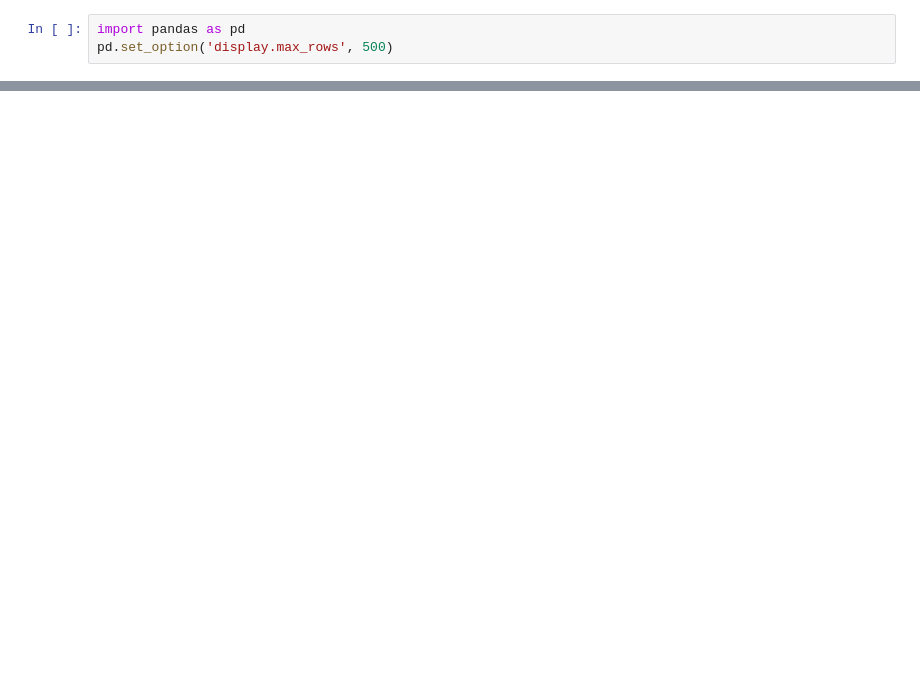
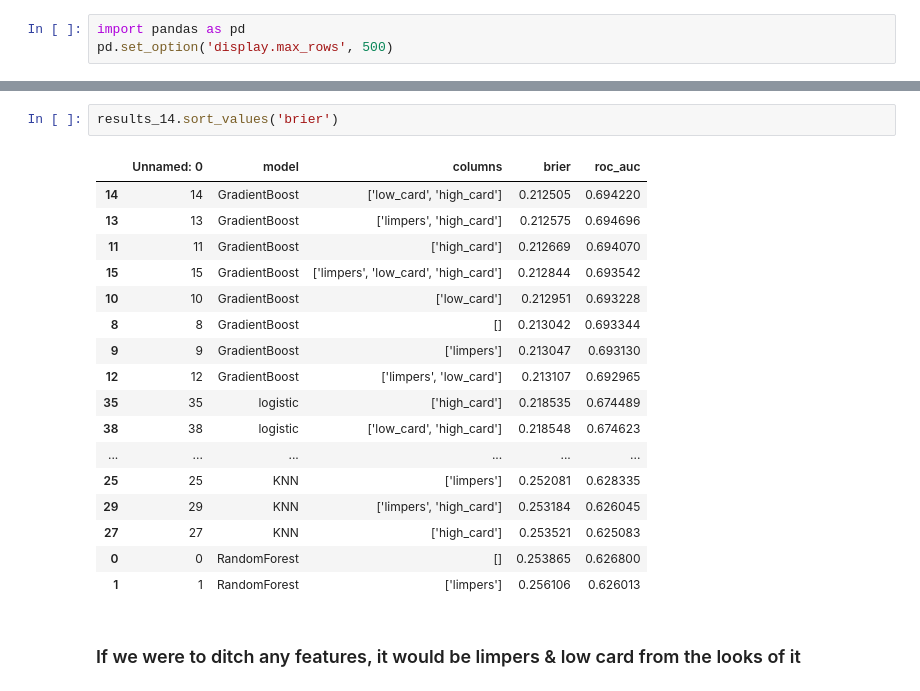
Before and after one commit to SamAndrew27/poker-capstone, a Jupyter notebook: notebooks/examining_columns.ipynb, the cells around one changed output, grey strips where cells are left out. Drawn from its saved outputs; the diff is of its cells as text; blank space fills up the shorter version.

```diff
--- a/notebooks/examining_columns.ipynb
+++ b/notebooks/examining_columns.ipynb
@@ -432,0 +145,22 @@ results_11['columns'].iloc[21]
+# %%
+results_14.sort_values('brier')
+# %% [output]
+|  | Unnamed: 0 | model | columns | brier | roc_auc |
+| 14 | 14 | GradientBoost | ['low_card', 'high_card'] | 0.212505 | 0.694220 |
+| 13 | 13 | GradientBoost | ['limpers', 'high_card'] | 0.212575 | 0.694696 |
+| 11 | 11 | GradientBoost | ['high_card'] | 0.212669 | 0.694070 |
+| 15 | 15 | GradientBoost | ['limpers', 'low_card', 'high_card'] | 0.212844 | 0.693542 |
+| 10 | 10 | GradientBoost | ['low_card'] | 0.212951 | 0.693228 |
+| 8 | 8 | GradientBoost | [] | 0.213042 | 0.693344 |
+| 9 | 9 | GradientBoost | ['limpers'] | 0.213047 | 0.693130 |
+| 12 | 12 | GradientBoost | ['limpers', 'low_card'] | 0.213107 | 0.692965 |
+| 35 | 35 | logistic | ['high_card'] | 0.218535 | 0.674489 |
+| 38 | 38 | logistic | ['low_card', 'high_card'] | 0.218548 | 0.674623 |
+| ... | ... | ... | ... | ... | ... |
+| 25 | 25 | KNN | ['limpers'] | 0.252081 | 0.628335 |
+| 29 | 29 | KNN | ['limpers', 'high_card'] | 0.253184 | 0.626045 |
+| 27 | 27 | KNN | ['high_card'] | 0.253521 | 0.625083 |
+| 0 | 0 | RandomForest | [] | 0.253865 | 0.626800 |
+| 1 | 1 | RandomForest | ['limpers'] | 0.256106 | 0.626013 |
+# %% [markdown]
+### If we were to ditch any features, it would be limpers & low card from the looks of it
```
Also changed, not shown: parts of 32 cells of this notebook, 4 other files.
